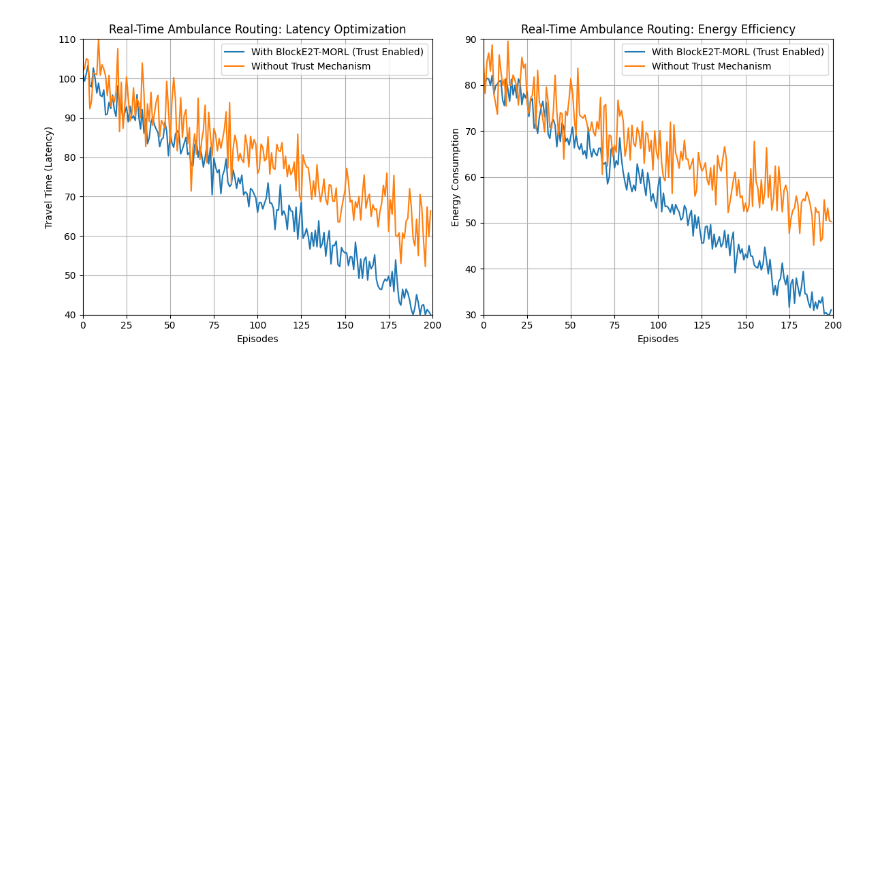
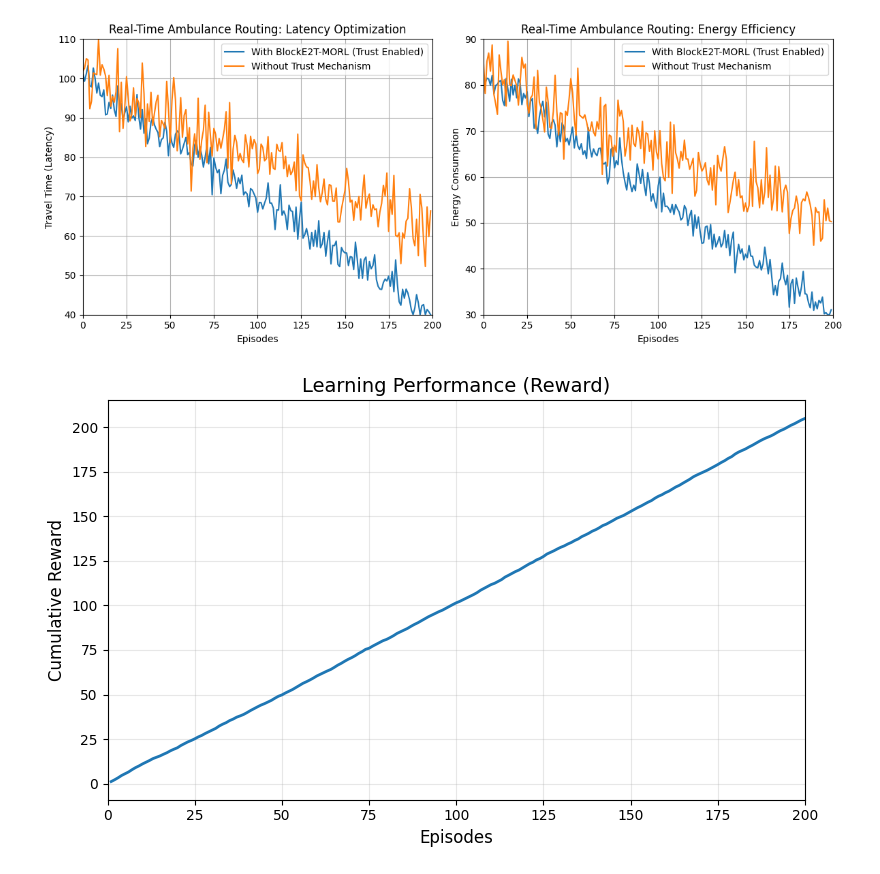
Before and after one commit to rev2004/BlockE2T_MORL, a Jupyter notebook: BlockE2T_MORL_update.ipynb, the cells around one changed output. Saved outputs shown, nothing was run; the diff lists cells and outputs as text; code cells hidden in the pictures; blank space fills up the shorter version.

```diff
--- a/BlockE2T_MORL_update.ipynb
+++ b/BlockE2T_MORL_update.ipynb
@@ -688,3 +688,37 @@ plt.show()
 [figure]
 [figure]
 [figure]
+# %%
+import numpy as np
+import matplotlib.pyplot as plt
+
+# Reproducibility
+np.random.seed(42)
+
+# Episodes
+episodes = np.arange(1, 201)
+
+# Generate steadily increasing cumulative reward
+increments = np.random.normal(loc=0.52, scale=0.08, size=200)
+increments = np.maximum(increments, 0.2)  # ensure positive growth
+
+cumulative_reward = np.cumsum(increments)
+
+# Scale final reward close to 205 (similar trend)
+cumulative_reward = cumulative_reward * (205 / cumulative_reward[-1])
+
+# Plot
+plt.figure(figsize=(8, 5))
+plt.plot(episodes, cumulative_reward, linewidth=2)
+
+plt.title('Learning Performance (Reward)', fontsize=14)
+plt.xlabel('Episodes', fontsize=12)
+plt.ylabel('Cumulative Reward', fontsize=12)
+
+plt.xlim(0, 200)
+plt.grid(True, alpha=0.3)
+
+plt.tight_layout()
+plt.show()
+# %% [output]
+[figure, added]
```
Also changed, not shown: 1 other file.
